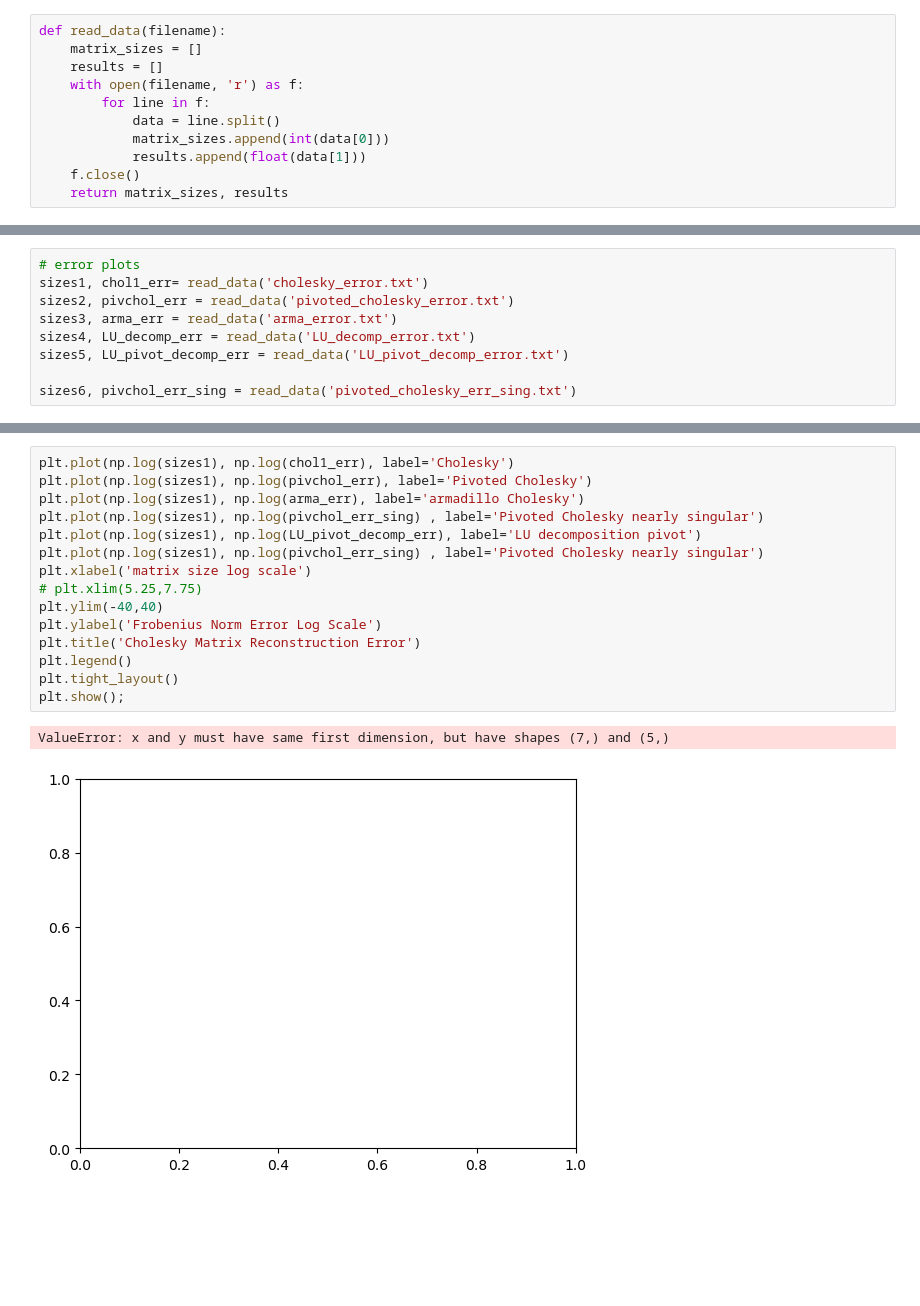
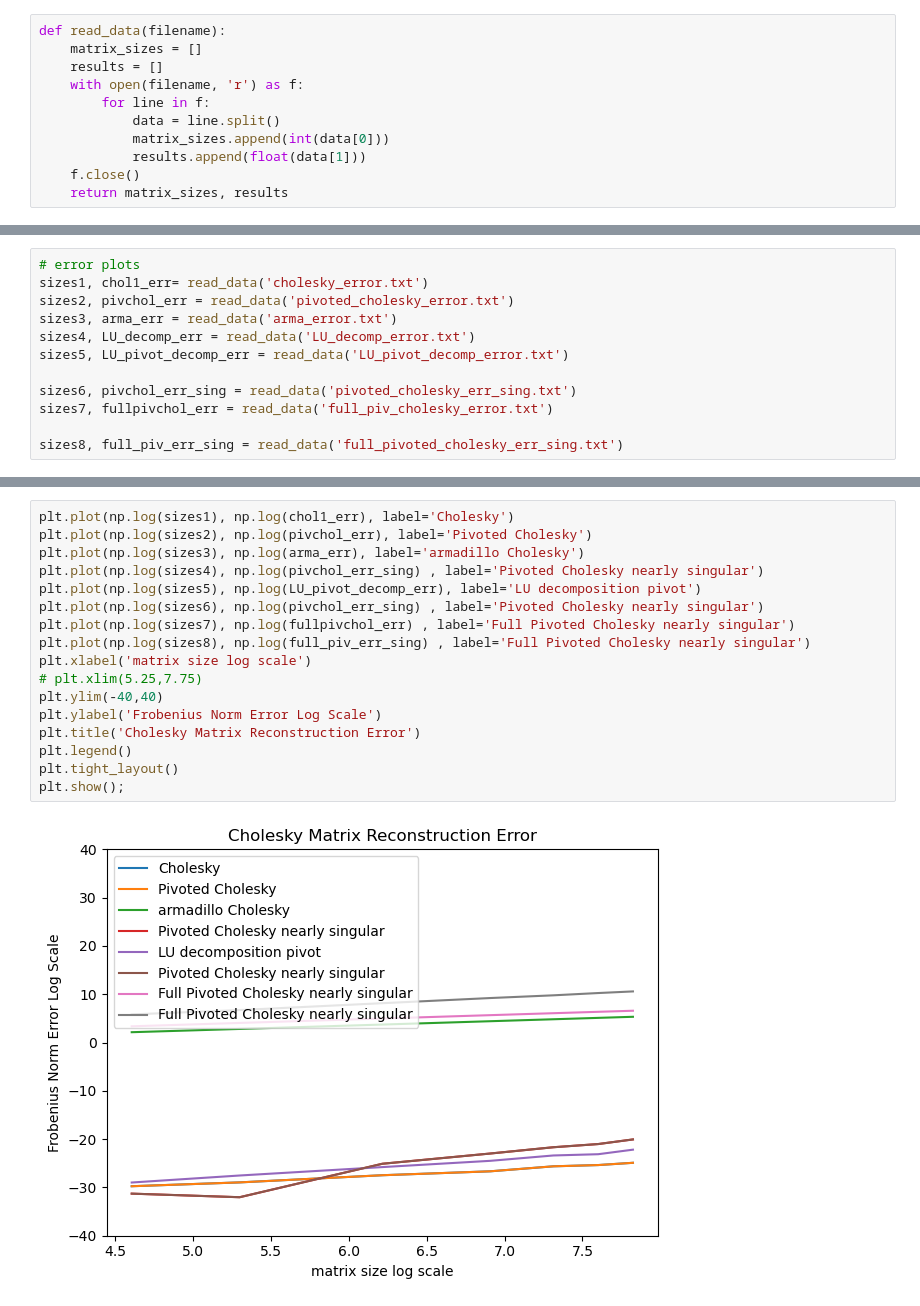
Before and after one commit to jaycee-pang/final_chem279, a Jupyter notebook: data/plots.ipynb, the cells around one changed output, grey strips where cells are left out. Drawn from its saved outputs; the diff is of its cells as text; blank space fills up the shorter version.

Commit message:
more final tests for full pivoting

```diff
--- a/data/plots.ipynb
+++ b/data/plots.ipynb
@@ -73,6 +76,9 @@ sizes4, LU_decomp_err = read_data('LU_decomp_error.txt')
 sizes5, LU_pivot_decomp_err = read_data('LU_pivot_decomp_error.txt')
 
 sizes6, pivchol_err_sing = read_data('pivoted_cholesky_err_sing.txt')
+sizes7, fullpivchol_err = read_data('full_piv_cholesky_error.txt')
+
+sizes8, full_piv_err_sing = read_data('full_pivoted_cholesky_err_sing.txt')
 # %%
 print(sizes1 == sizes2)
 plt.plot(sizes1,chol1_err, label='Cholesky')
@@ -105,21 +119,22 @@ pivchol_err, chol1_err
 # %%
 plt.plot(np.log(sizes1), np.log(chol1_err), label='Cholesky')
-plt.plot(np.log(sizes1), np.log(pivchol_err), label='Pivoted Cholesky')
-plt.plot(np.log(sizes1), np.log(arma_err), label='armadillo Cholesky')
-plt.plot(np.log(sizes1), np.log(pivchol_err_sing) , label='Pivoted Cholesky nearly singular')
-plt.plot(np.log(sizes1), np.log(LU_pivot_decomp_err), label='LU decomposition pivot')
-plt.plot(np.log(sizes1), np.log(pivchol_err_sing) , label='Pivoted Cholesky nearly singular')
+plt.plot(np.log(sizes2), np.log(pivchol_err), label='Pivoted Cholesky')
+plt.plot(np.log(sizes3), np.log(arma_err), label='armadillo Cholesky')
+plt.plot(np.log(sizes4), np.log(pivchol_err_sing) , label='Pivoted Cholesky nearly singular')
+plt.plot(np.log(sizes5), np.log(LU_pivot_decomp_err), label='LU decomposition pivot')
+plt.plot(np.log(sizes6), np.log(pivchol_err_sing) , label='Pivoted Cholesky nearly singular')
+plt.plot(np.log(sizes7), np.log(fullpivchol_err) , label='Full Pivoted Cholesky nearly singular')
+plt.plot(np.log(sizes8), np.log(full_piv_err_sing) , label='Full Pivoted Cholesky nearly singular')
 plt.xlabel('matrix size log scale')
 # plt.xlim(5.25,7.75)
 plt.ylim(-40,40)
 plt.ylabel('Frobenius Norm Error Log Scale')
 plt.title('Cholesky Matrix Reconstruction Error')
 plt.legend()
 plt.tight_layout()
 plt.show();
 # %% [output]
-ValueError: x and y must have same first dimension, but have shapes (7,) and (5,)
-[figure, old version]
+[figure, new version]
 # %%
 # error plots
 sizes1,  chol1_errinv= read_data('cholesky_inv_err.txt')
```
Also changed, not shown: parts of 7 cells of this notebook, 25 other files.
